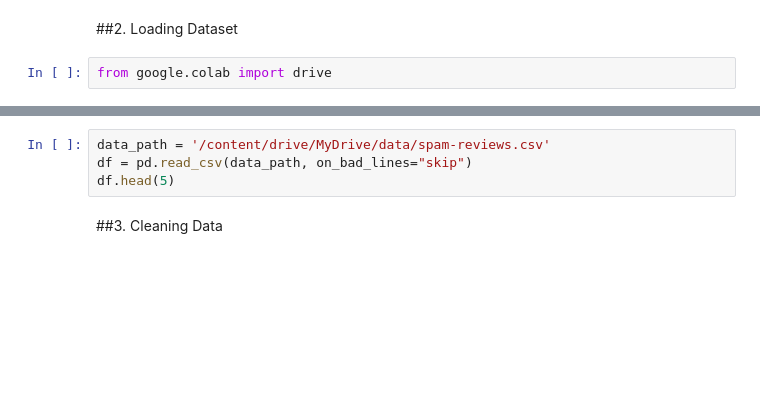
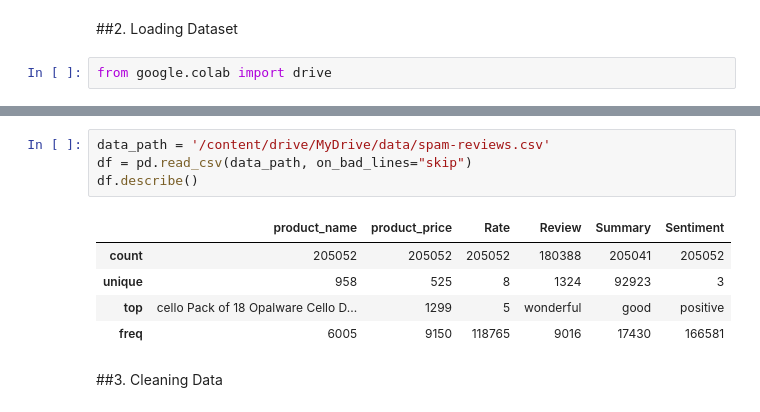
Before and after one commit to junaid786-prog/spam-review-detection, a Jupyter notebook: spam_review_detection.ipynb, the cells around one changed output, grey strips where cells are left out. Drawn from its saved outputs; the diff is of its cells as text; blank space fills up the shorter version.

```diff
--- a/spam_review_detection.ipynb
+++ b/spam_review_detection.ipynb
@@ -23,7 +23,13 @@ drive.mount('/content/drive')
 # %%
 data_path = '/content/drive/MyDrive/data/spam-reviews.csv'
 df = pd.read_csv(data_path, on_bad_lines="skip")
-df.head(5)
+df.describe()
+# %% [output]
+|  | product_name | product_price | Rate | Review | Summary | Sentiment |
+| count | 205052 | 205052 | 205052 | 180388 | 205041 | 205052 |
+| unique | 958 | 525 | 8 | 1324 | 92923 | 3 |
+| top | cello Pack of 18 Opalware Cello D... | 1299 | 5 | wonderful | good | positive |
+| freq | 6005 | 9150 | 118765 | 9016 | 17430 | 166581 |
 # %% [markdown]
 ##3. Cleaning Data
 # %%
```
Also changed, not shown: parts of 29 cells of this notebook.
